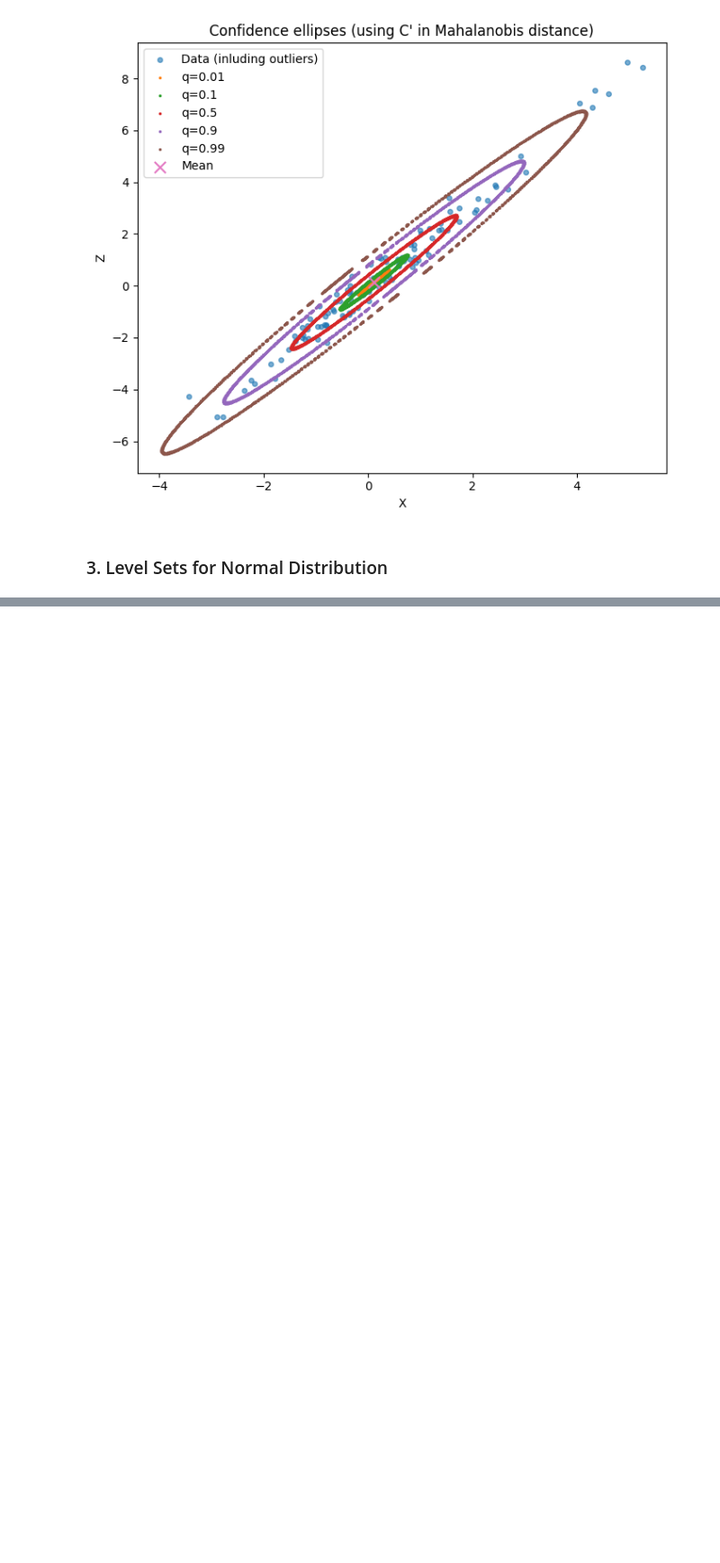
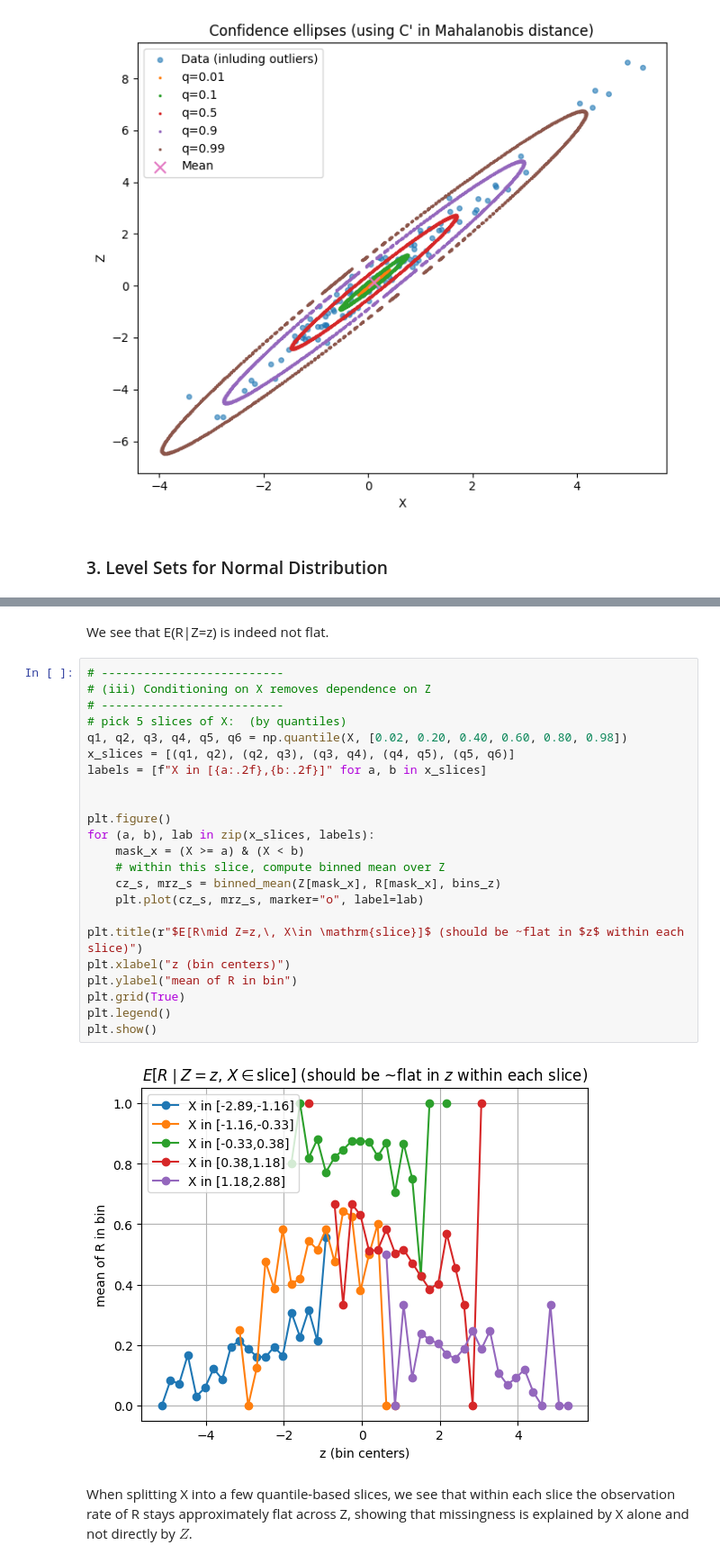
Before and after one commit to pbahde2/UL-Exercise-Sheet-8, a Jupyter notebook: ul_task8.ipynb, the cells around one changed output, grey strips where cells are left out. Shown at 90% size. Drawn from its saved outputs; the diff is of its cells as text; blank space fills up the shorter version.

```diff
--- a/ul_task8.ipynb
+++ b/ul_task8.ipynb
@@ -472,0 +556,29 @@ plt.show()
+# %% [markdown]
+We see that E(R|Z=z) is indeed not flat.
+# %%
+# --------------------------
+# (iii) Conditioning on X removes dependence on Z
+# --------------------------
+# pick 5 slices of X:  (by quantiles)
+q1, q2, q3, q4, q5, q6 = np.quantile(X, [0.02, 0.20, 0.40, 0.60, 0.80, 0.98])
+x_slices = [(q1, q2), (q2, q3), (q3, q4), (q4, q5), (q5, q6)]
+labels = [f"X in [{a:.2f},{b:.2f}]" for a, b in x_slices]
+
+
+plt.figure()
+for (a, b), lab in zip(x_slices, labels):
+    mask_x = (X >= a) & (X < b)
+    # within this slice, compute binned mean over Z
+    cz_s, mrz_s = binned_mean(Z[mask_x], R[mask_x], bins_z)
+    plt.plot(cz_s, mrz_s, marker="o", label=lab)
+
+plt.title(r"$E[R\mid Z=z,\, X\in \mathrm{slice}]$ (should be ~flat in $z$ within each slice)")
+plt.xlabel("z (bin centers)")
+plt.ylabel("mean of R in bin")
+plt.grid(True)
+plt.legend()
+plt.show()
+# %% [output]
+[figure, added]
+# %% [markdown]
+When splitting X into a few quantile-based slices, we see that within each slice the observation rate of R stays approximately flat across Z, showing that missingness is explained by X alone and not directly by $Z$.
```
Also changed, not shown: parts of 6 cells of this notebook.
